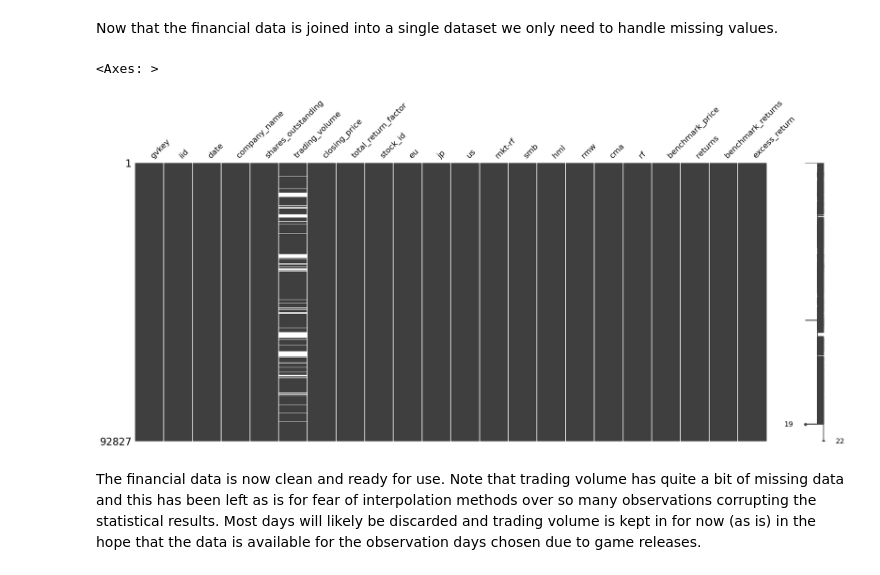
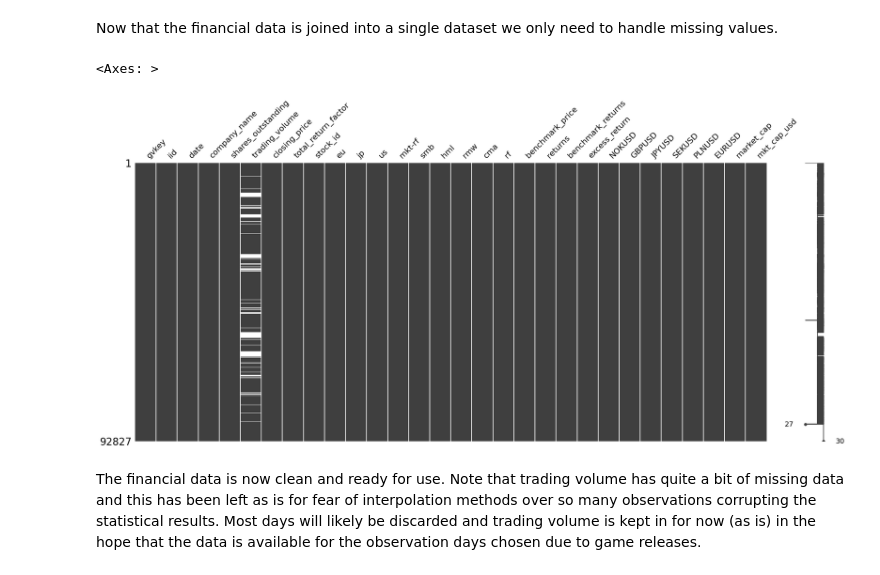
Before and after one commit to c0nn0rstevens/video-game-review-scores-returns-thesis, a Jupyter notebook: stock_prices_data_exploration.ipynb, the cells around one changed output. Drawn from its saved outputs; the diff is of its cells as text; code cells hidden in the pictures.

Commit message:
Add exchange rates for calculating usd_mkt cap

```diff
--- a/stock_prices_data_exploration.ipynb
+++ b/stock_prices_data_exploration.ipynb
@@ -784,0 +904,4 @@ test.head()
+# %%
+# Join fx data to stock data.
+stock_ff_fx_index_df = pd.merge(stock_ff_index_df, fx_df, how='left', on='date')
+stock_ff_fx_index_df.head()
@@ -784,0 +928,4 @@ test.head()
+# %%
+# Calculate market capitalisation in local currency.
+stock_ff_fx_index_df['market_cap'] = stock_ff_fx_index_df['closing_price'] * stock_ff_fx_index_df['shares_outstanding']
+stock_ff_fx_index_df.head()
@@ -784,0 +940,31 @@ test.head()
+# %%
+# Function for calculating market cap in dollars using companies_list from earlier in the notebook.
+def usd_mkt_cap(stock_id_string, mkt_cap_local, nok_usd, gbp_usd, jpy_usd, sek_usd, pln_usd, eur_usd):
+    # Loop through companies_list
+    for company in companies_list:
+        # If input stock_id matches one of the stock_ids in companies_list
+        if company['stock_id'] == stock_id_string:
+            if company['currency'] == 'USD':
+                usd_mkt_cap = mkt_cap_local
+            elif company['currency'] == 'NOK':
+                usd_mkt_cap = mkt_cap_local * nok_usd
+            elif company['currency'] == 'GBP':
+                usd_mkt_cap = mkt_cap_local * gbp_usd
+            elif company['currency'] == 'JPY':
+                usd_mkt_cap = mkt_cap_local * jpy_usd
+            elif company['currency'] == 'SEK':
+                usd_mkt_cap = mkt_cap_local * sek_usd
+            elif company['currency'] == 'PLN':
+                usd_mkt_cap = mkt_cap_local * pln_usd
+            elif company['currency'] == 'EUR':
+                usd_mkt_cap = mkt_cap_local * eur_usd
+            else:
+                print(stock_id_string)
+                print('No matching currency')
+        else:
+            continue
+    return usd_mkt_cap
+# %%
+# Now calculate market_cap in dollars.
+stock_ff_fx_index_df['mkt_cap_usd'] = stock_ff_fx_index_df.apply(lambda x: usd_mkt_cap(stock_id_string=x['stock_id'],mkt_cap_local=x['market_cap'],nok_usd=x['NOKUSD'],gbp_usd=x['GBPUSD'],jpy_usd=x['JPYUSD'],sek_usd=x['SEKUSD'],pln_usd=x['PLNUSD'],eur_usd=x['EURUSD']), axis=1)
+stock_ff_fx_index_df.head()
@@ -787,11 +981,11 @@ Now that the financial data is joined into a single dataset we only need to hand
 # %%
 # Check missing data for complete financial dataset.
 %matplotlib inline
 
-msno.matrix(stock_ff_index_df)
+msno.matrix(stock_ff_fx_index_df)
 # %% [output]
 <Axes: >
-[figure, old version]
+[figure, new version]
 # %% [markdown]
 The financial data is now clean and ready for use. Note that trading volume has quite a bit of missing data and this has been left as is for fear of interpolation methods over so many observations corrupting the statistical results. Most days will likely be discarded and trading volume is kept in for now (as is) in the hope that the data is available for the observation days chosen due to game releases.
 # %%
```
Also changed, not shown: parts of 52 cells of this notebook.
